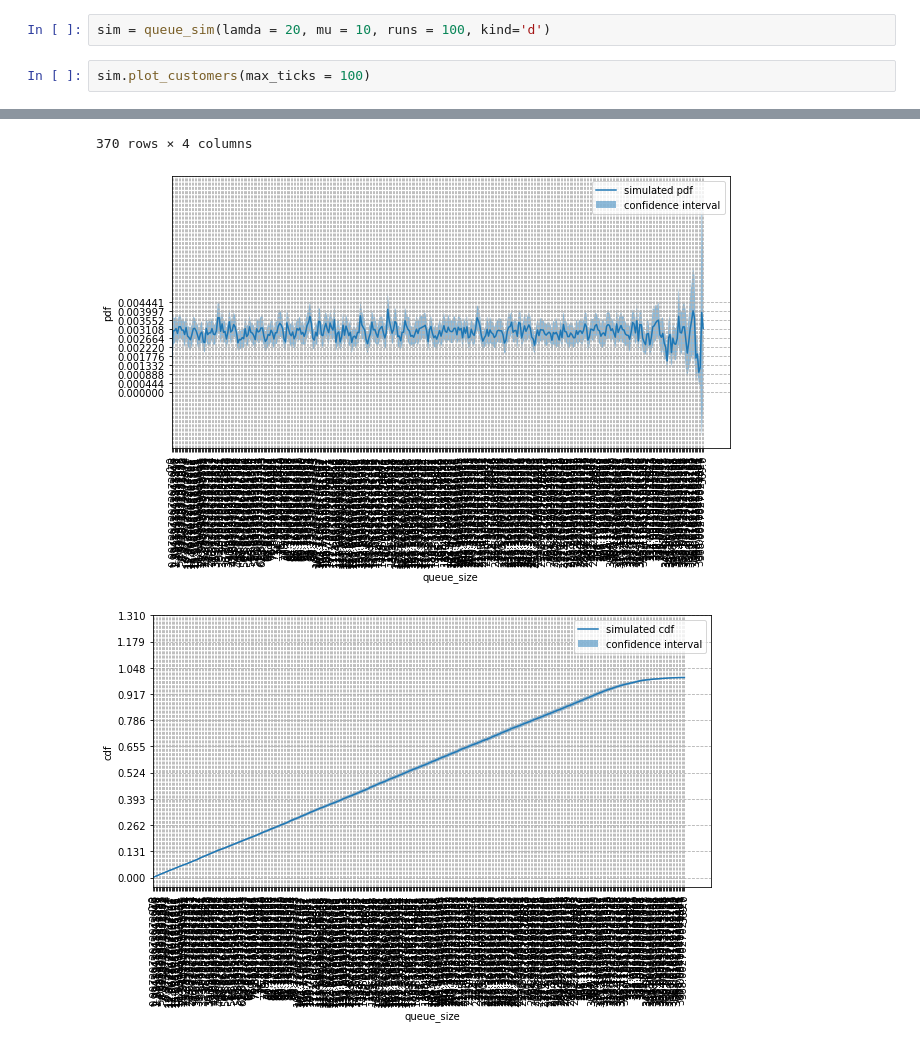
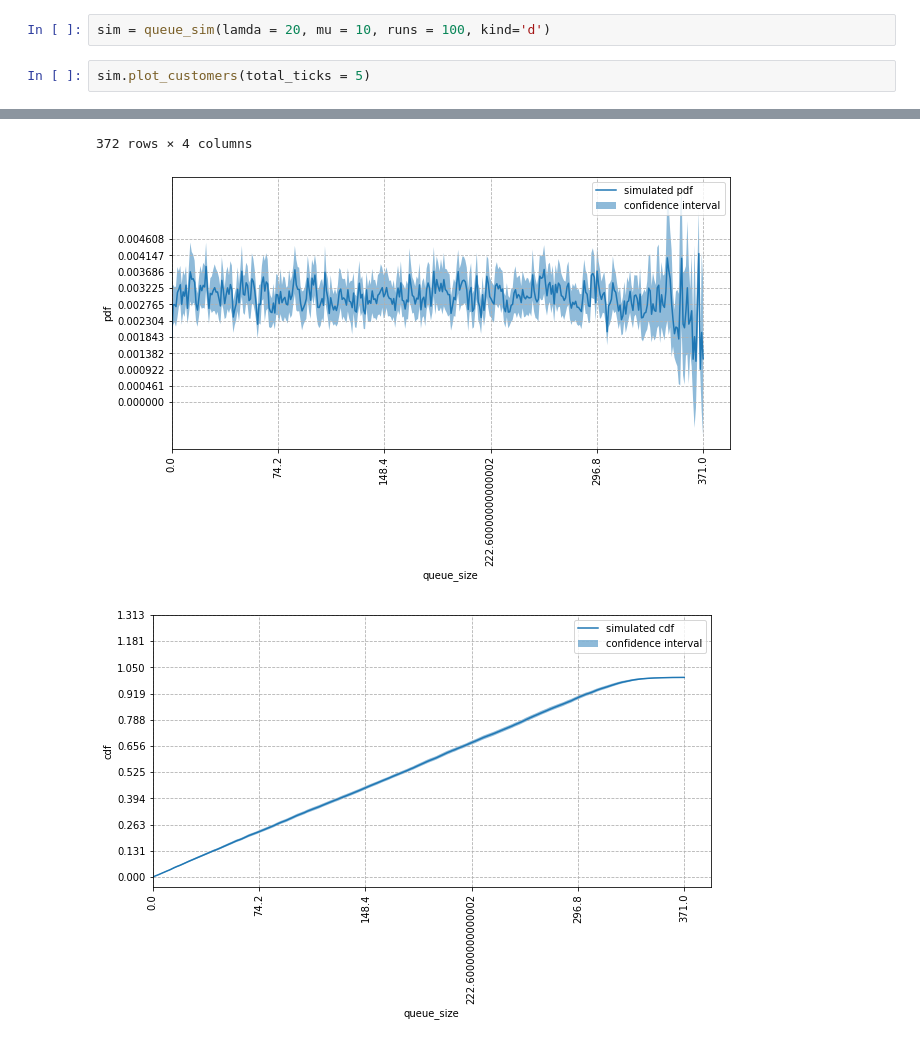
Before and after one commit to GabrielAureo/trab-final-AD-2021.2, a Jupyter notebook: md1.ipynb, the cells around one changed output, grey strips where cells are left out. Cells and saved outputs as stored; diff of their text form.

```diff
--- a/md1.ipynb
+++ b/md1.ipynb
@@ -127,7 +127,7 @@ metrics(sim)
 # %%
 sim = queue_sim(lamda = 20, mu = 10, runs = 100, kind='d')
 # %%
-sim.plot_customers(max_ticks = 100)
+sim.plot_customers(total_ticks = 5)
 # %% [output]
 |  | pdf | pdf_CI | cdf | cdf_CI |
 | N |  |  |  |  |
@@ -145,6 +145,6 @@ sim.plot_customers(max_ticks = 100)
-370 rows × 4 columns
+372 rows × 4 columns
-[figure, old version]
+[figure, new version]
-[figure, old version]
+[figure, new version]
 # %%
 metrics(sim)
 # %% [output]
```
Also changed, not shown: parts of 9 cells of this notebook, 5 other files.
